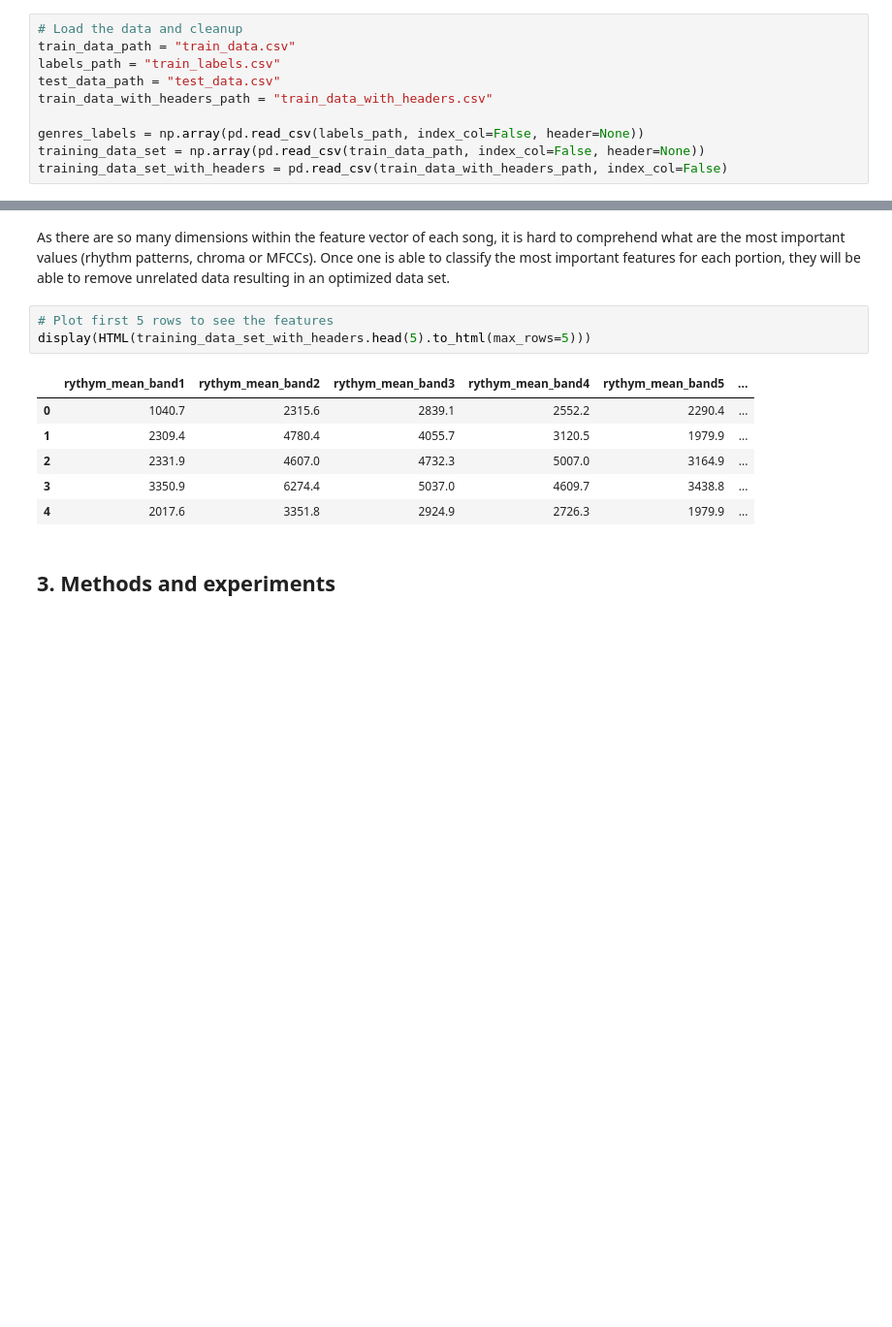
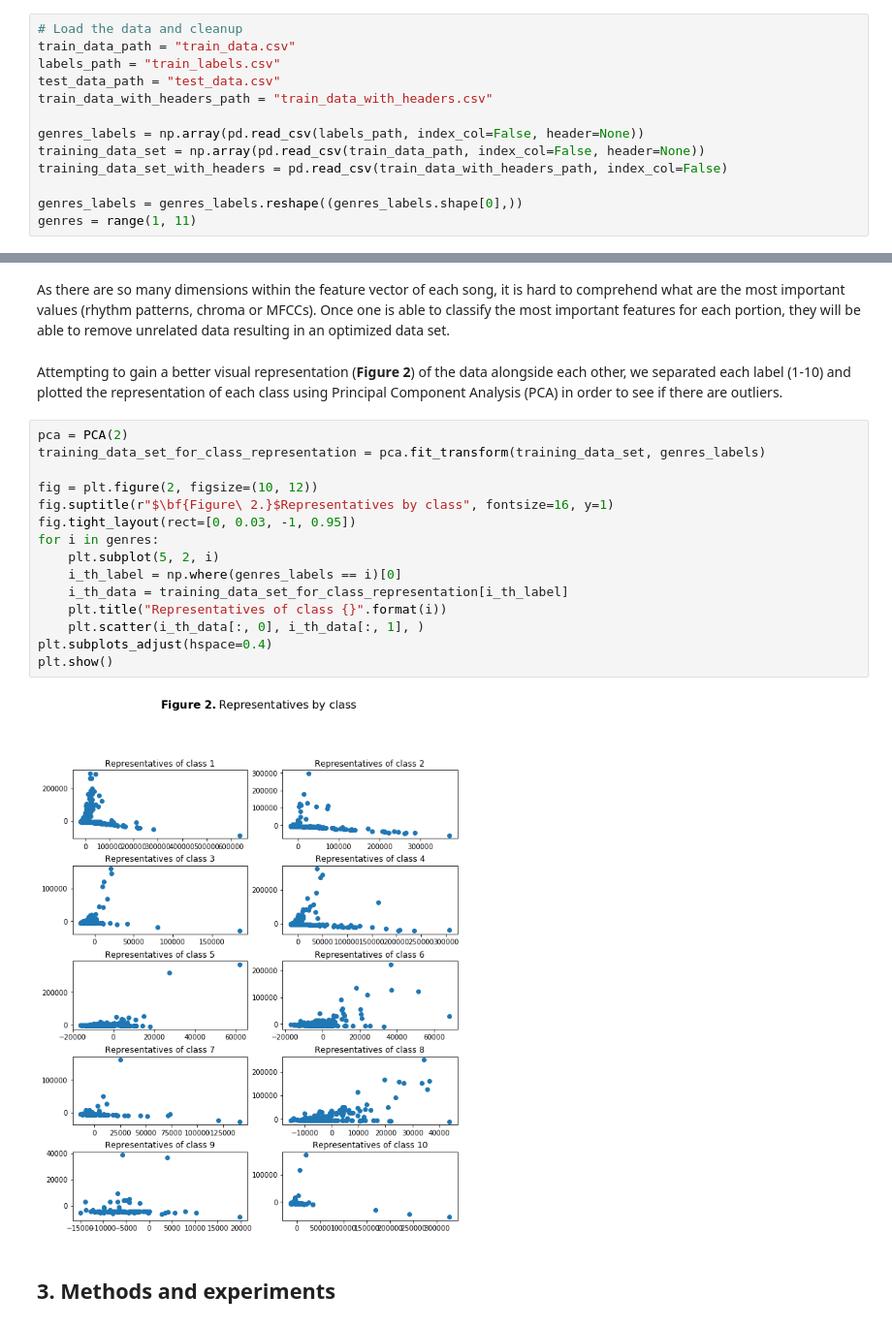
Before and after one commit to Oltier/ML-Music-genre-labeling, a Jupyter notebook: MLBP2018 Project Report.ipynb, the cells around one changed output, grey strips where cells are left out. Shown: that part at 97% size. Saved outputs shown, nothing was run; the diff lists cells and outputs as text; blank space fills up the shorter version.

```diff
--- a/MLBP2018 Project Report.ipynb
+++ b/MLBP2018 Project Report.ipynb
@@ -46,6 +47,9 @@ train_data_with_headers_path = "train_data_with_headers.csv"
 genres_labels = np.array(pd.read_csv(labels_path, index_col=False, header=None))
 training_data_set = np.array(pd.read_csv(train_data_path, index_col=False, header=None))
 training_data_set_with_headers = pd.read_csv(train_data_with_headers_path, index_col=False)
+
+genres_labels = genres_labels.reshape((genres_labels.shape[0],))
+genres = range(1, 11)
 # %% [markdown]
 ## 2. Data analysis
 # %% [markdown]
@@ -91,14 +105,23 @@ plt.show()
 # %% [markdown]
 As there are so many dimensions within the feature vector of each song, it is hard to comprehend what are the most important values (rhythm patterns, chroma or MFCCs). Once one is able to classify the most important features for each portion, they will be able to remove unrelated data resulting in an optimized data set.
-# %%
-# Plot first 5 rows to see the features
-display(HTML(training_data_set_with_headers.head(5).to_html(max_rows=5)))
-# %% [output]
-|  | rythym_mean_band1 | rythym_mean_band2 | rythym_mean_band3 | rythym_mean_band4 | rythym_mean_band5 | ... |
-| 0 | 1040.7 | 2315.6 | 2839.1 | 2552.2 | 2290.4 | ... |
-| 1 | 2309.4 | 4780.4 | 4055.7 | 3120.5 | 1979.9 | ... |
-| 2 | 2331.9 | 4607.0 | 4732.3 | 5007.0 | 3164.9 | ... |
-| 3 | 3350.9 | 6274.4 | 5037.0 | 4609.7 | 3438.8 | ... |
-| 4 | 2017.6 | 3351.8 | 2924.9 | 2726.3 | 1979.9 | ... |
+# %% [markdown]
+Attempting to gain a better visual representation (__Figure 2__) of the data alongside each other, we separated each label (1-10) and plotted the representation of each class using Principal Component Analysis (PCA) in order to see if there are outliers.
+# %%
+pca = PCA(2)
+training_data_set_for_class_representation = pca.fit_transform(training_data_set, genres_labels)
+
+fig = plt.figure(2, figsize=(10, 12))
+fig.suptitle(r"$\bf{Figure\ 2.}$Representatives by class", fontsize=16, y=1)
+fig.tight_layout(rect=[0, 0.03, -1, 0.95])
+for i in genres:
+    plt.subplot(5, 2, i)
+    i_th_label = np.where(genres_labels == i)[0]
+    i_th_data = training_data_set_for_class_representation[i_th_label]
+    plt.title("Representatives of class {}".format(i))
+    plt.scatter(i_th_data[:, 0], i_th_data[:, 1], )
+plt.subplots_adjust(hspace=0.4)
+plt.show()
+# %% [output]
+[figure, added]
 # %% [markdown]
 ## 3. Methods and experiments
```
Also changed, not shown: parts of 26 cells of this notebook, 15 other files.
